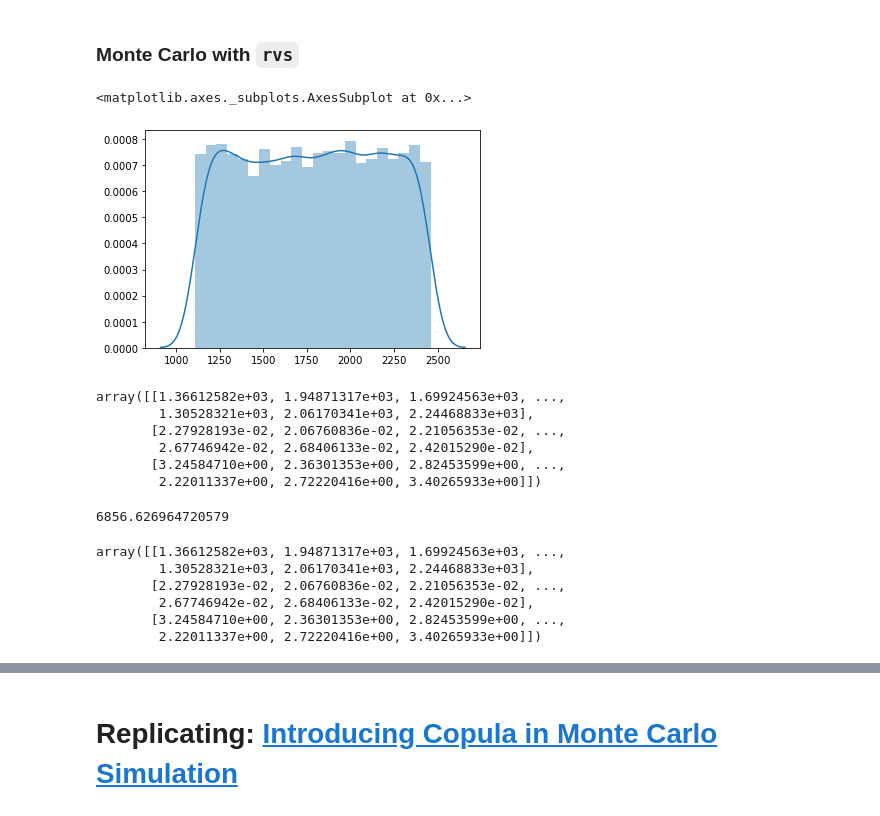
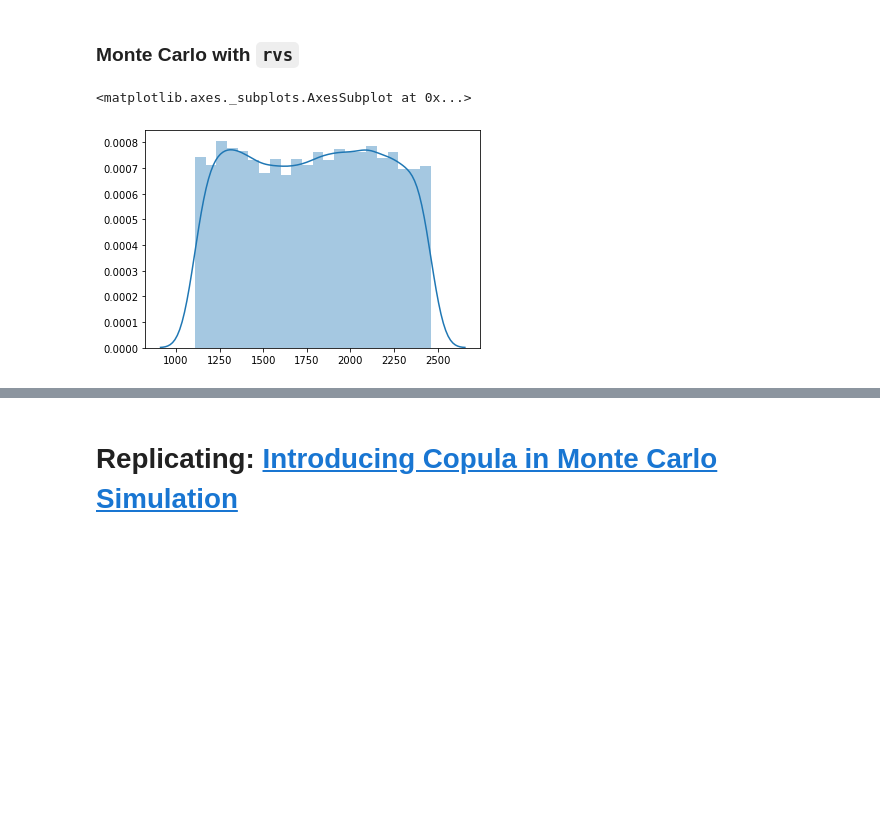
Before and after one commit to OpenSourceEconomics/econsa, a Jupyter notebook: copula-sampling.ipynb, the cells around one changed output, grey strips where cells are left out. Saved outputs shown, nothing was run; the diff lists cells and outputs as text; code cells hidden in the pictures; blank space fills up the shorter version.

```diff
--- a/copula-sampling.ipynb
+++ b/copula-sampling.ipynb
@@ -116,11 +94,11 @@ def eoq_harris_partial(params, x, fix_num=0):
 # %%
 # Set flags
 
-seed = 1234
+seed = 123
 n = 10000
 
 x_min_multiplier = 0.9
 x_max_multiplier = 1.1
-x0_1 = 1230
-x0_2 = 0.0135
-x0_3 = 2.15
+m_0 = 1230
+c_0 = 0.0135
+s_0 = 2.15
@@ -153,15 +124,15 @@ sns.distplot(x_1)
 ### Monte Carlo with `rvs`
 # %%
 np.random.seed(seed)
-x_1 = stats.uniform(x_min_multiplier*x0_1,
-                    x_max_multiplier*x0_1).rvs(10000)
-x_2 = stats.uniform(x_min_multiplier*x0_2,
-                    x_max_multiplier*x0_2).rvs(10000)
-x_3 = stats.uniform(x_min_multiplier*x0_3,
-                    x_max_multiplier*x0_3).rvs(10000)
+m = stats.uniform(x_min_multiplier*m_0,
+                    x_max_multiplier*m_0).rvs(10000)
+c = stats.uniform(x_min_multiplier*c_0,
+                    x_max_multiplier*c_0).rvs(10000)
+s = stats.uniform(x_min_multiplier*s_0,
+                    x_max_multiplier*s_0).rvs(10000)
 # %%
 plt.clf()
-sns.distplot(x_1)
+sns.distplot(m)
 # %% [output]
 <matplotlib.axes._subplots.AxesSubplot at 0x...>
-[figure, old version]
+[figure, new version]
@@ -170,23 +138,0 @@ x = np.array([x_1, x_2, x_3])
-# %%
-x
-# %% [output]
-array([[1.36612582e+03, 1.94871317e+03, 1.69924563e+03, ...,
-        1.30528321e+03, 2.06170341e+03, 2.24468833e+03],
-       [2.27928193e-02, 2.06760836e-02, 2.21056353e-02, ...,
-        2.67746942e-02, 2.68406133e-02, 2.42015290e-02],
-       [3.24584710e+00, 2.36301353e+00, 2.82453599e+00, ...,
-        2.22011337e+00, 2.72220416e+00, 3.40265933e+00]])
-# %%
-y0 = eoq_harris(params, [x0_1, x0_2, x0_3])
-y0
-# %% [output]
-6856.626964720579
-# %%
-np.array(x)
-# %% [output]
-array([[1.36612582e+03, 1.94871317e+03, 1.69924563e+03, ...,
-        1.30528321e+03, 2.06170341e+03, 2.24468833e+03],
-       [2.27928193e-02, 2.06760836e-02, 2.21056353e-02, ...,
-        2.67746942e-02, 2.68406133e-02, 2.42015290e-02],
-       [3.24584710e+00, 2.36301353e+00, 2.82453599e+00, ...,
-        2.22011337e+00, 2.72220416e+00, 3.40265933e+00]])
```
Also changed, not shown: parts of 66 cells of this notebook, 1 other file.
